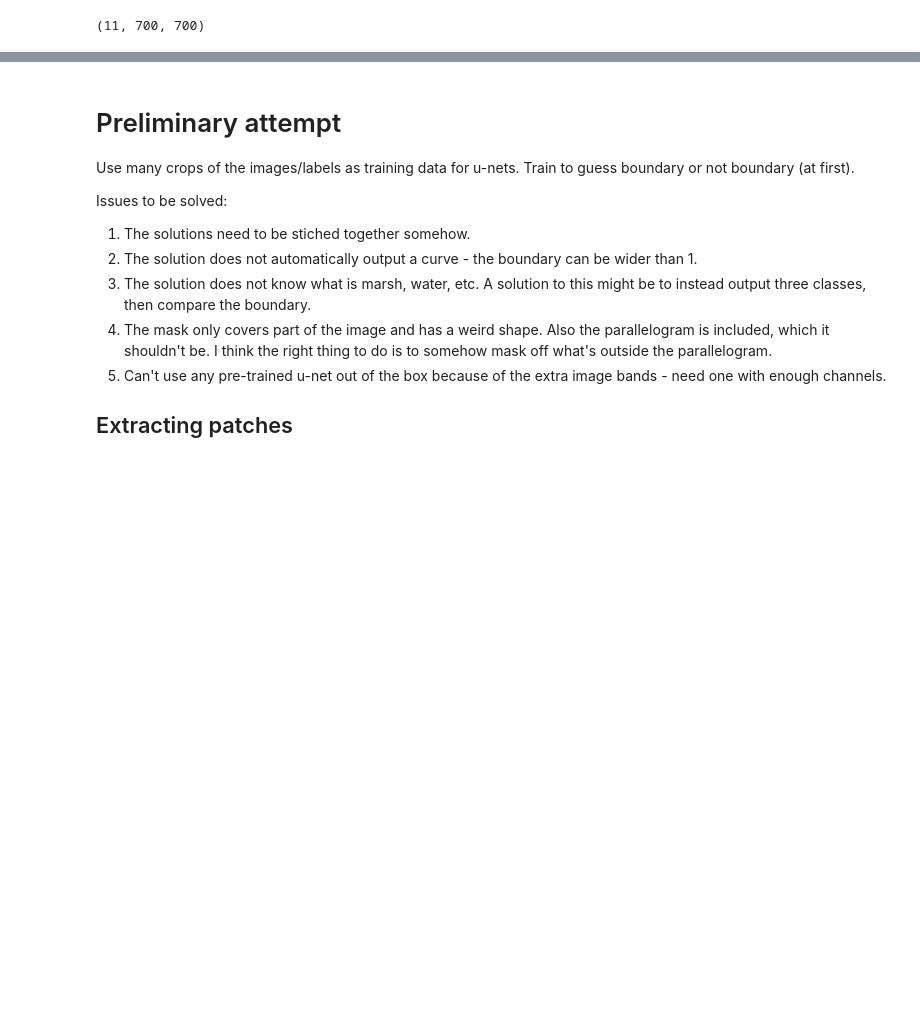
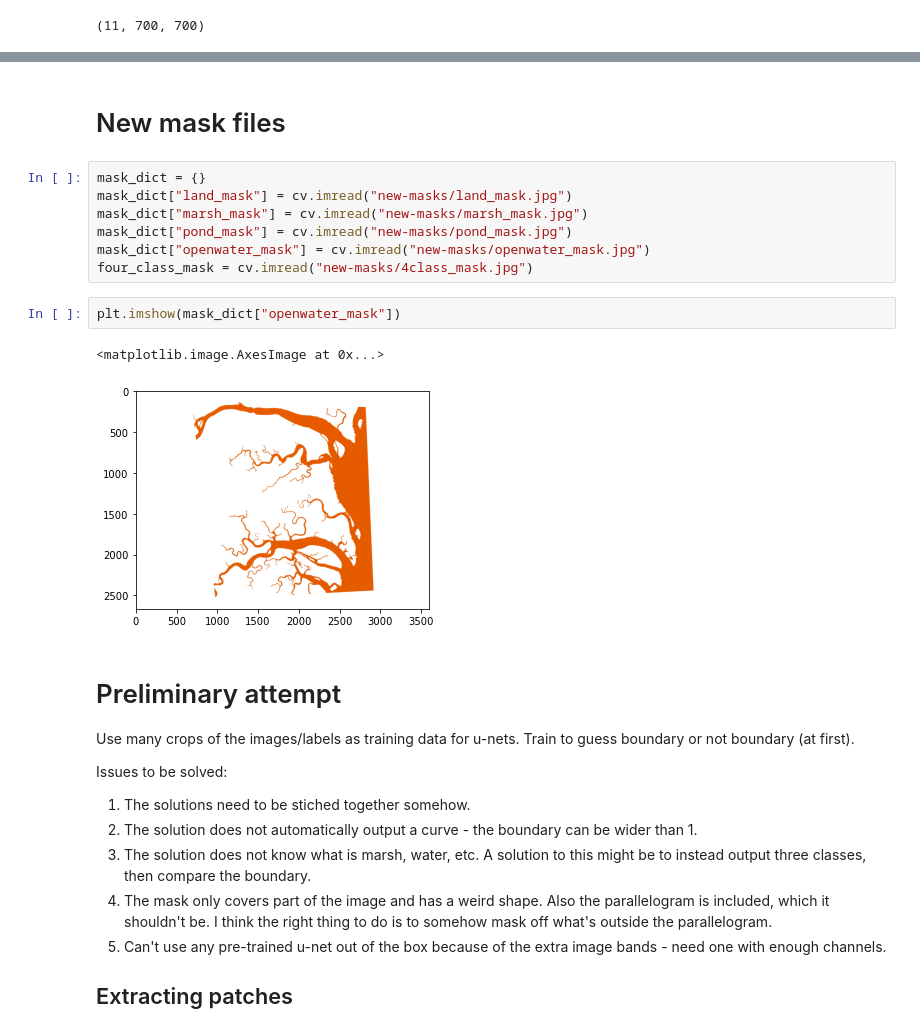
Before and after one commit to colefranks/MarshBoundaries, a Jupyter notebook: MarshBoundaries.ipynb, the cells around one changed output, grey strips where cells are left out. Saved outputs shown, nothing was run; the diff lists cells and outputs as text; blank space fills up the shorter version.

```diff
--- a/MarshBoundaries.ipynb
+++ b/MarshBoundaries.ipynb
@@ -78,3 +87,17 @@ plt.imshow(gray_mask)
+# %% [markdown]
+# New mask files
+# %%
+mask_dict = {}
+mask_dict["land_mask"] = cv.imread("new-masks/land_mask.jpg")
+mask_dict["marsh_mask"] = cv.imread("new-masks/marsh_mask.jpg")
+mask_dict["pond_mask"] = cv.imread("new-masks/pond_mask.jpg")
+mask_dict["openwater_mask"] = cv.imread("new-masks/openwater_mask.jpg")
+four_class_mask = cv.imread("new-masks/4class_mask.jpg")
+# %%
+plt.imshow(mask_dict["openwater_mask"])
+# %% [output]
+<matplotlib.image.AxesImage at 0x...>
+[figure, added]
 # %% [markdown]
 # Preliminary attempt
 
```
Also changed, not shown: parts of 15 cells of this notebook, 7 other files.
